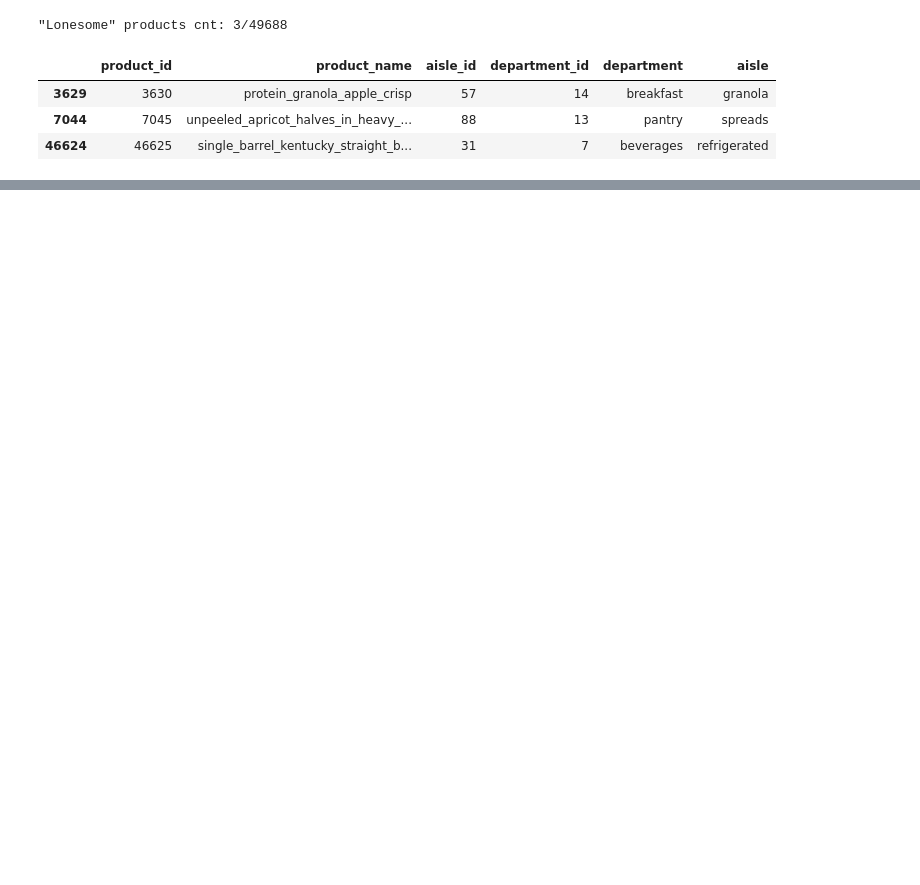
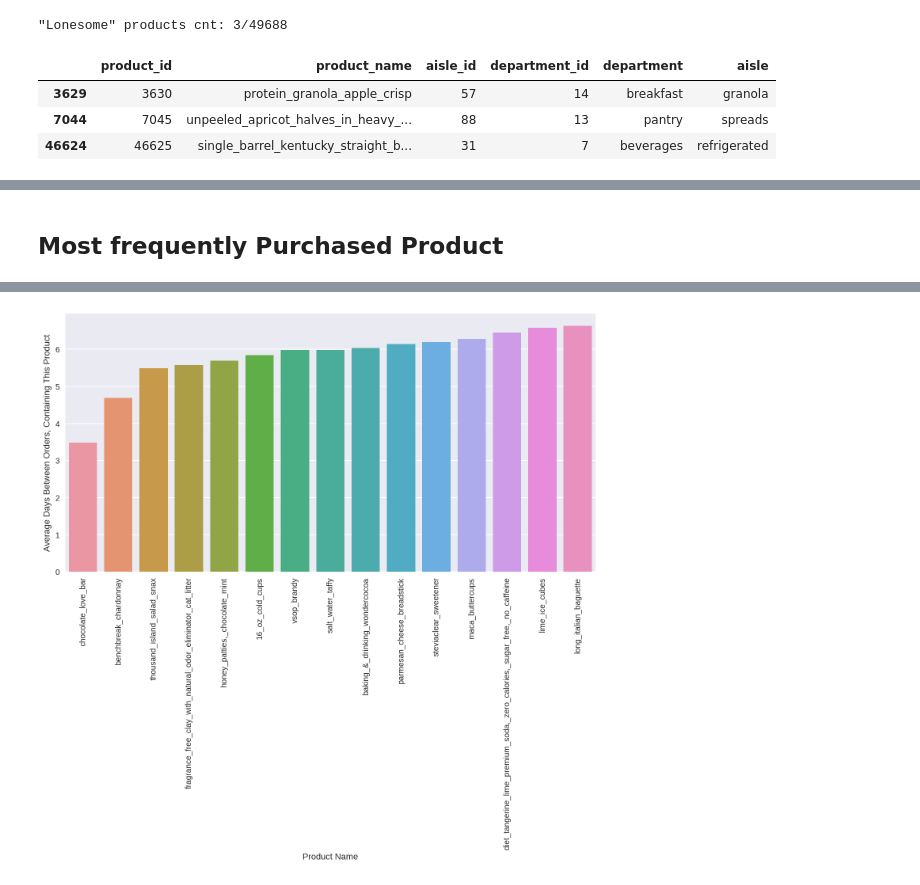
Before and after one commit to cmuell89/Instacart, a Jupyter notebook: analysis.ipynb, the cells around one changed output, grey strips where cells are left out. Drawn from its saved outputs; the diff is of its cells as text; code cells hidden in the pictures; blank space fills up the shorter version.

```diff
--- a/analysis.ipynb
+++ b/analysis.ipynb
@@ -335,0 +363,33 @@ unordered.head()
+# %% [markdown]
+## Most frequently Purchased Product
+# %%
+%%time
+# most "frequently" bought products (total set, not only train)
+# most "frequently" ~ time between orders (within selected customer's orders),
+# that contain that product, is the least
+#(products, which were bought by more than 100 customers, to omit outliers)
+top = 15
+customer_limit = 100
+
+## select two coloumns, aggregate results
+# aggregate() uses the callables on each item and creates new rows based on the
+#  labels of the names, in this case mean of days_since_prior_order and length of user_id which
+# starts as a list of user_id's via the groupby() statement. This equates to number of purchasers.
+temp = order_details.groupby(['product_id'])[['days_since_prior_order', 'user_id']]\
+.aggregate({'days_since_prior_order': np.mean, 'user_id': len}).reset_index()
+
+# join goods on product_id and sort based on days_since_prior_order and take the top 15
+frequent_products = pd.merge(
+    left=pd.DataFrame(temp[temp.user_id > customer_limit].sort_values(['days_since_prior_order'],
+                                                                      ascending=True)[:top]),
+    right=goods,
+    how='left')
+
+plt.figure(figsize=(12,6))
+plt.xticks(rotation='vertical')
+sns.barplot(frequent_products.product_name, frequent_products.days_since_prior_order)
+plt.ylabel('Average Days Between Orders, Containing This Product')
+plt.xlabel('Product Name')
+
+del temp
+# %% [output]
@@ -335,0 +398 @@ unordered.head()
+[figure, added]
```
Also changed, not shown: parts of 19 cells of this notebook.
